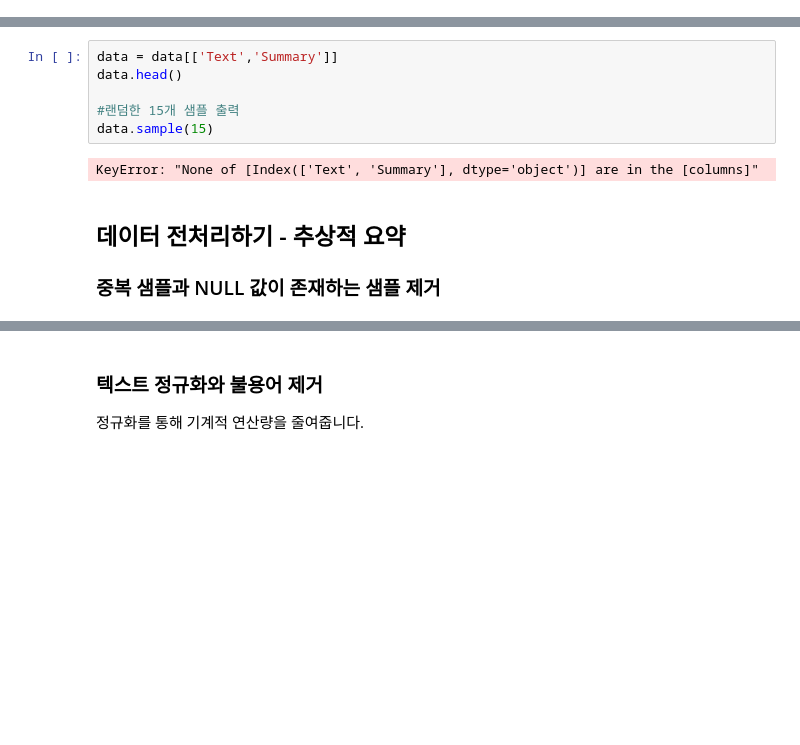
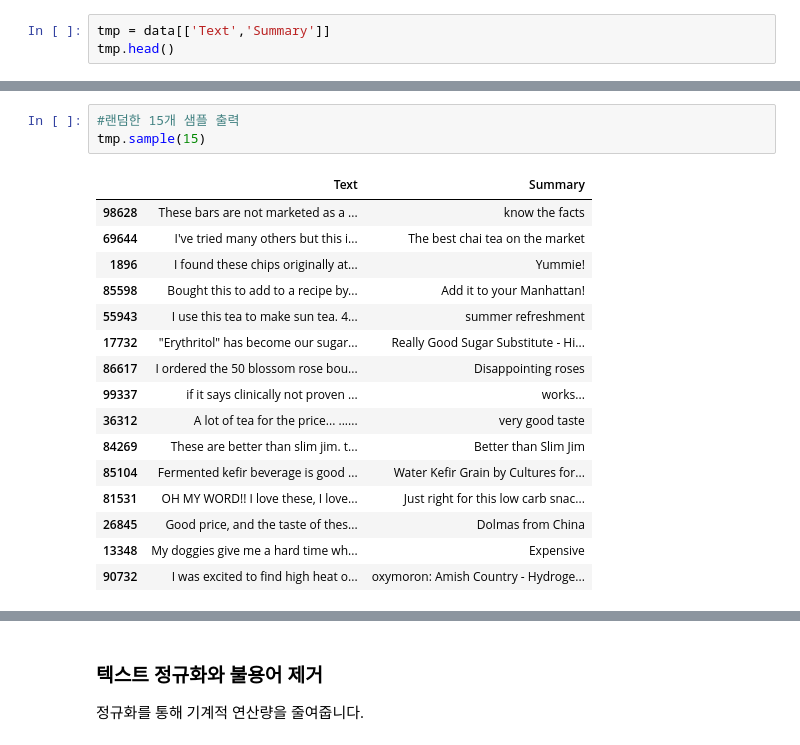
Before and after one commit to vg-rlo/aiffel-mini-projects, a Jupyter notebook: Exploration/Attention_text_summarization/NewsSummary.ipynb, the cells around one changed output, grey strips where cells are left out. Saved outputs shown, nothing was run; the diff lists cells and outputs as text; blank space fills up the shorter version.

```diff
--- a/Exploration/Attention_text_summarization/NewsSummary.ipynb
+++ b/Exploration/Attention_text_summarization/NewsSummary.ipynb
@@ -44,0 +110,3 @@ data.head()
+# %%
+tmp = data[['Text','Summary']]
+tmp.head()
@@ -45,11 +120,20 @@ data.head()
 # %%
-data = data[['Text','Summary']]
-data.head()
-
 #랜덤한 15개 샘플 출력
-data.sample(15)
+tmp.sample(15)
 # %% [output]
-KeyError: "None of [Index(['Text', 'Summary'], dtype='object')] are in the [columns]"
+|  | Text | Summary |
+| 98628 | These bars are not marketed as a ... | know the facts |
+| 69644 | I've tried many others but this i... | The best chai tea on the market |
+| 1896 | I found these chips originally at... | Yummie! |
+| 85598 | Bought this to add to a recipe by... | Add it to your Manhattan! |
+| 55943 | I use this tea to make sun tea. 4... | summer refreshment |
+| 17732 | "Erythritol" has become our sugar... | Really Good Sugar Substitute - Hi... |
+| 86617 | I ordered the 50 blossom rose bou... | Disappointing roses |
+| 99337 | if it says clinically not proven ... | works... |
+| 36312 | A lot of tea for the price... ...... | very good taste |
+| 84269 | These are better than slim jim. t... | Better than Slim Jim |
+| 85104 | Fermented kefir beverage is good ... | Water Kefir Grain by Cultures for... |
+| 81531 | OH MY WORD!! I love these, I love... | Just right for this low carb snac... |
+| 26845 | Good price, and the taste of thes... | Dolmas from China |
+| 13348 | My doggies give me a hard time wh... | Expensive |
+| 90732 | I was excited to find high heat o... | oxymoron: Amish Country - Hydroge... |
-# %% [markdown]
-## 데이터 전처리하기 - 추상적 요약
-### 중복 샘플과 NULL 값이 존재하는 샘플 제거
```
Also changed, not shown: parts of 115 cells of this notebook.
